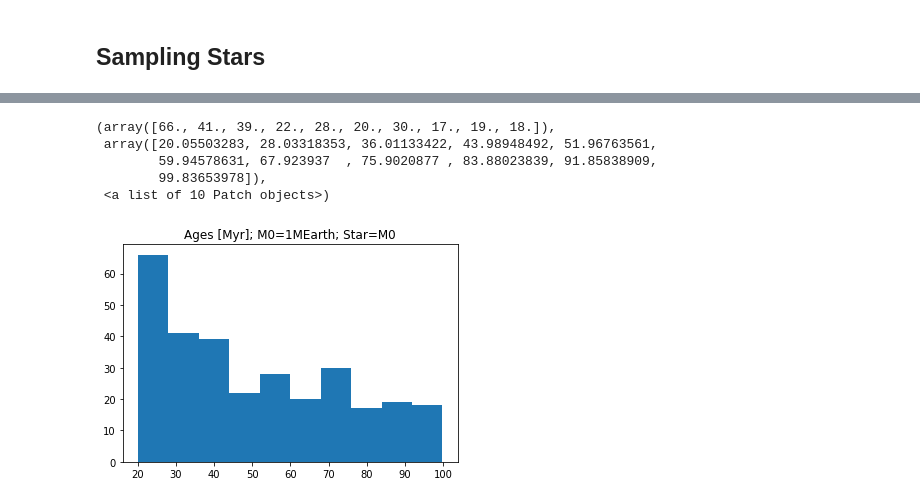
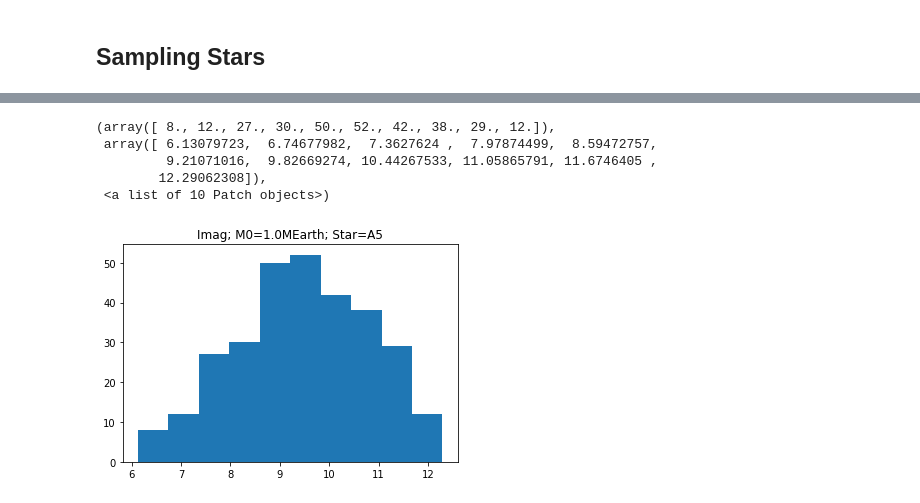
Before and after one commit to LoicNassif/CE-Irregular-Satellites, a Jupyter notebook: jupyter_examples/DanYieldOpt.ipynb, the cells around one changed output, grey strips where cells are left out. Drawn from its saved outputs; the diff is of its cells as text; code cells hidden in the pictures.

```diff
--- a/jupyter_examples/DanYieldOpt.ipynb
+++ b/jupyter_examples/DanYieldOpt.ipynb
@@ -160,8 +167,9 @@ def sample(M0, lamb):
 # %%
 seed(0)
-M0 = 1e-2*MEARTH
+M0 = 1.*MEARTH
 lamb = 1.65*MICRON
 Nsamples = 300
-a_opt, age, Imag = np.zeros(Nsamples), np.zeros(Nsamples), np.zeros(Nsamples)
+star_type = "A5"
+a_opt, CR, Imag = np.zeros(Nsamples), np.zeros(Nsamples), np.zeros(Nsamples)
 for i in range(Nsamples):
-    a_opt[i], age[i], Imag[i] = sample(M0, lamb)
+    a_opt[i], CR[i], Imag[i] = sample(M0, lamb, star_type)
@@ -168,11 +187,11 @@ for i in range(Nsamples):
 # %%
 fig, ax = plt.subplots()
-ax.set_title("Ages [Myr]; M0=1MEarth; Star=M0")
-ax.hist(age/YEAR/1e6)
+ax.set_title("Imag; M0={0}MEarth; Star={1}".format(M0/MEARTH, star_type))
+ax.hist(Imag)
 # %% [output]
-(array([66., 41., 39., 22., 28., 20., 30., 17., 19., 18.]),
- array([20.05503283, 28.03318353, 36.01133422, 43.98948492, 51.96763561,
-        59.94578631, 67.923937  , 75.9020877 , 83.88023839, 91.85838909,
-        99.83653978]),
+(array([ 8., 12., 27., 30., 50., 52., 42., 38., 29., 12.]),
+ array([ 6.13079723,  6.74677982,  7.3627624 ,  7.97874499,  8.59472757,
+         9.21071016,  9.82669274, 10.44267533, 11.05865791, 11.6746405 ,
+        12.29062308]),
  <a list of 10 Patch objects>)
-[figure, old version]
+[figure, new version]
```
Also changed, not shown: parts of 6 cells of this notebook.
